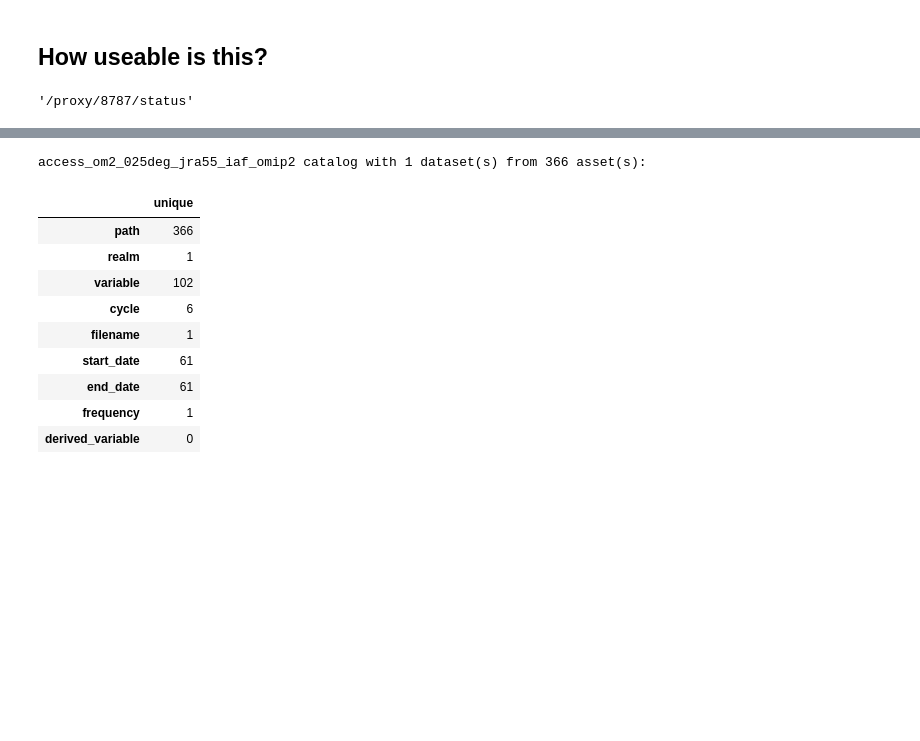
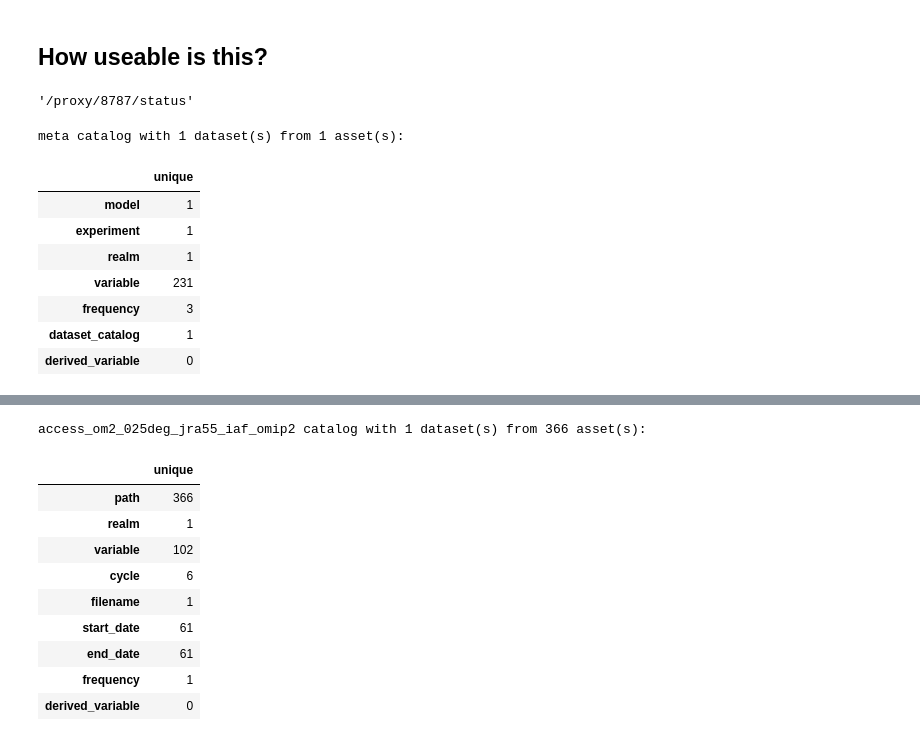
Before and after one commit to ACCESS-NRI/dev_data_querying, a Jupyter notebook: cosima_intake/intake_dbdb/dbdb.ipynb, the cells around one changed output, grey strips where cells are left out. Cells and saved outputs as stored; diff of their text form; code cells hidden in the pictures; blank space fills up the shorter version.

```diff
--- a/cosima_intake/intake_dbdb/dbdb.ipynb
+++ b/cosima_intake/intake_dbdb/dbdb.ipynb
@@ -38,8 +52,32 @@ Wall time: 1min 31s
 # %% [markdown]
 ## How useable is this?
+# %%
+from intake_dbdb.cat import meta_datastore
+
+meta_cat = meta_datastore(
+    obj="./meta.json",
+    read_csv_kwargs={
+        "converters": {
+            "variable": ast.literal_eval,
+            "frequency": ast.literal_eval,
+        }
+    }
+)
 # %%
 client = Client()
 client.dashboard_link
 # %% [output]
 '/proxy/8787/status'
+# %%
+meta_cat
+# %% [output]
+meta catalog with 1 dataset(s) from 1 asset(s):
+|  | unique |
+| model | 1 |
+| experiment | 1 |
+| realm | 1 |
+| variable | 231 |
+| frequency | 3 |
+| dataset_catalog | 1 |
+| derived_variable | 0 |
 # %%
```
Also changed, not shown: parts of 14 cells of this notebook, 7 other files.
